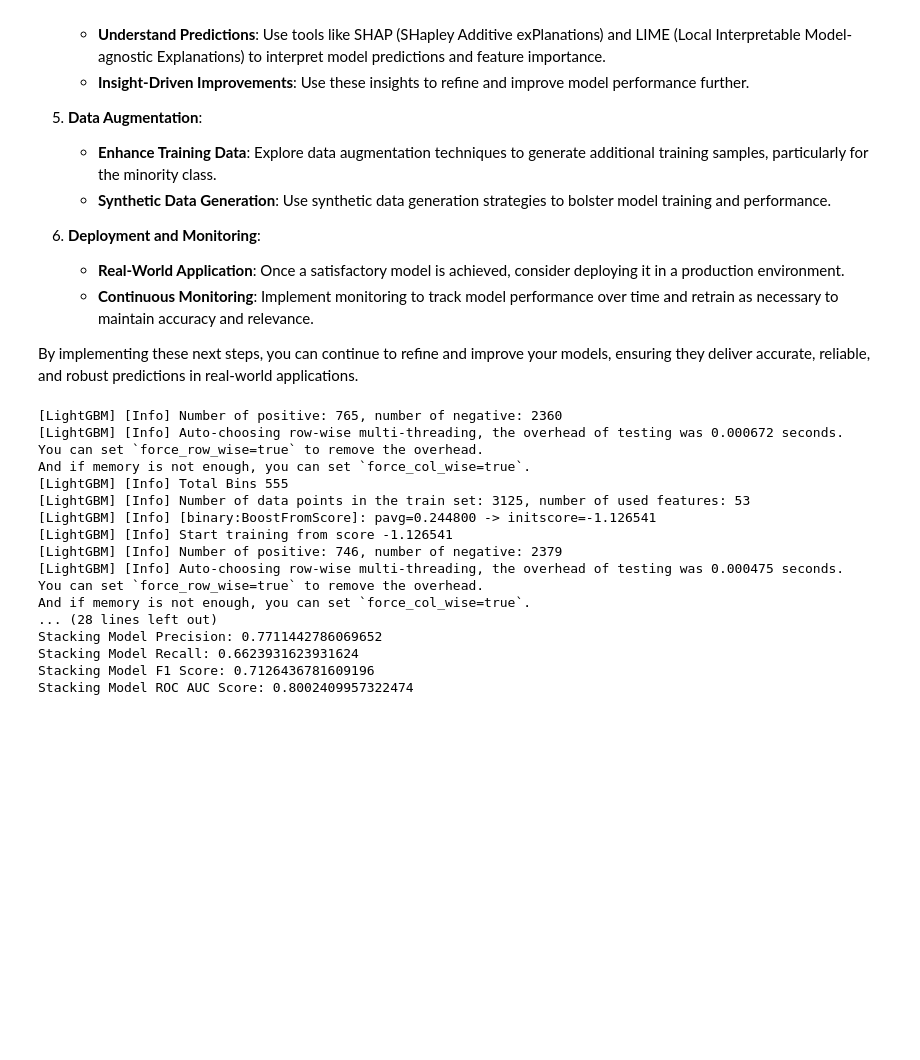
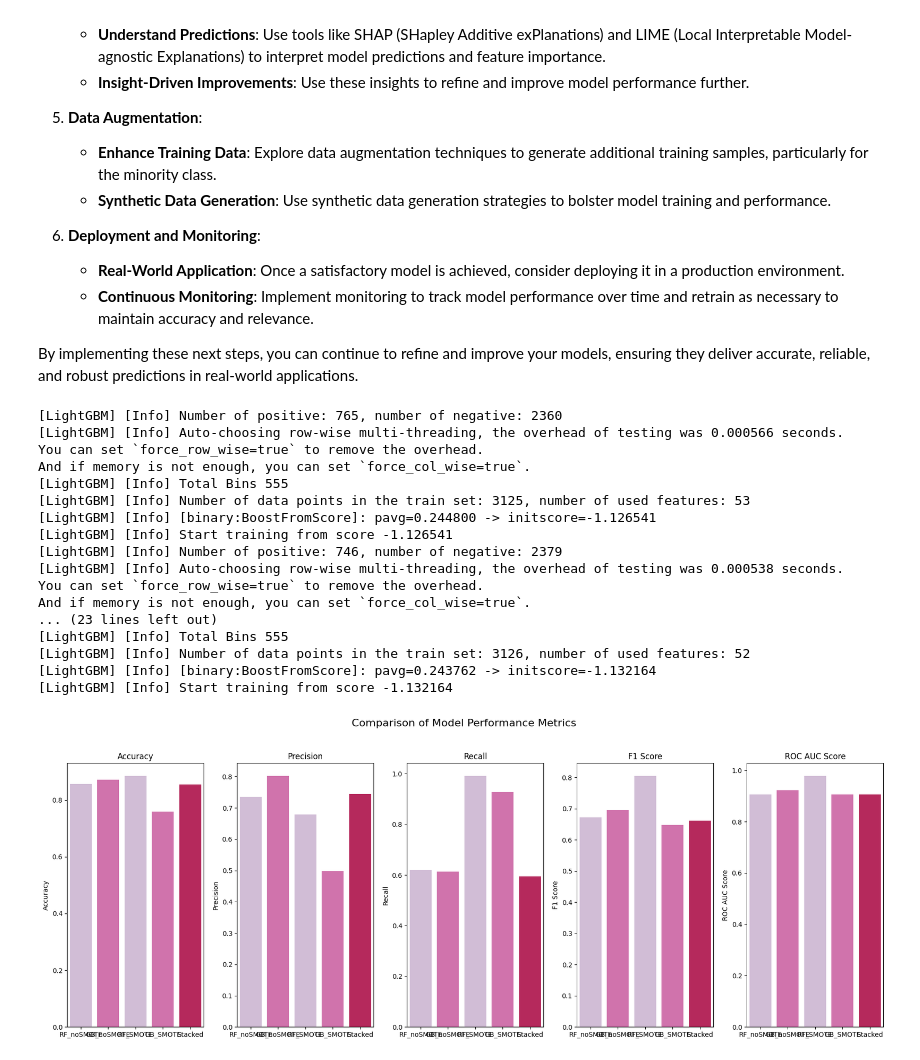
Before and after one commit to micah-shull/Data_Analysis, a Jupyter notebook: DataAnalysis_3_Advanced_Modeling_Techniques_0.ipynb, the cells around one changed output. Saved outputs shown, nothing was run; the diff lists cells and outputs as text; code cells hidden in the pictures; blank space fills up the shorter version.

```diff
--- a/DataAnalysis_3_Advanced_Modeling_Techniques_0.ipynb
+++ b/DataAnalysis_3_Advanced_Modeling_Techniques_0.ipynb
@@ -780,48 +813,44 @@ def stacking(base_models, meta_model, X_train, y_train, X_test, n_folds=5):
             X_fold_valid, y_fold_valid = X_train[valid_idx], y_train[valid_idx]
 
             model_clone = clone(model)
             model_clone.fit(X_fold_train, y_fold_train)
             S_train[valid_idx, i] = model_clone.predict_proba(X_fold_valid)[:, 1]
             S_test_i[:, j] = model_clone.predict_proba(X_test)[:, 1]
 
         S_test[:, i] = S_test_i.mean(axis=1)
 
     # Train meta-model
     meta_model.fit(S_train, y_train)
     y_pred = meta_model.predict(S_test)
 
     return y_pred
 
 # Apply stacking
 y_pred_stack = stacking(base_models, meta_model, X_train, y_train, X_test)
 
-# Evaluate stacked model
-accuracy = accuracy_score(y_test, y_pred_stack)
-precision = precision_score(y_test, y_pred_stack)
-recall = recall_score(y_test, y_pred_stack)
-f1 = f1_score(y_test, y_pred_stack)
-roc_auc = roc_auc_score(y_test, y_pred_stack)
+metrics_list_smote = [evaluate_model(model, X_train_res, X_test, y_train_res, y_test, abbrev) for model, abbrev in models_smote]
 
-print(f"Stacking Model Accuracy: {accuracy}")
-print(f"Stacking Model Precision: {precision}")
-print(f"Stacking Model Recall: {recall}")
-print(f"Stacking Model F1 Score: {f1}")
-print(f"Stacking Model ROC AUC Score: {roc_auc}")
+# Collect metrics into a DataFrame
+metrics_stack_model_df = pd.DataFrame(metrics_list_no_smote + metrics_list_smote + [stacked_metrics])
+
+# Plot the performance metrics
+plot_metrics(metrics_stack_model_df)
 # %% [output]
 [LightGBM] [Info] Number of positive: 765, number of negative: 2360
-[LightGBM] [Info] Auto-choosing row-wise multi-threading, the overhead of testing was 0.000672 seconds.
+[LightGBM] [Info] Auto-choosing row-wise multi-threading, the overhead of testing was 0.000566 seconds.
 You can set `force_row_wise=true` to remove the overhead.
 And if memory is not enough, you can set `force_col_wise=true`.
 [LightGBM] [Info] Total Bins 555
 [LightGBM] [Info] Number of data points in the train set: 3125, number of used features: 53
 [LightGBM] [Info] [binary:BoostFromScore]: pavg=0.244800 -> initscore=-1.126541
 [LightGBM] [Info] Start training from score -1.126541
 [LightGBM] [Info] Number of positive: 746, number of negative: 2379
-[LightGBM] [Info] Auto-choosing row-wise multi-threading, the overhead of testing was 0.000475 seconds.
+[LightGBM] [Info] Auto-choosing row-wise multi-threading, the overhead of testing was 0.000538 seconds.
 You can set `force_row_wise=true` to remove the overhead.
 And if memory is not enough, you can set `force_col_wise=true`.
-... (28 lines left out)
-Stacking Model Precision: 0.7711442786069652
-Stacking Model Recall: 0.6623931623931624
-Stacking Model F1 Score: 0.7126436781609196
-Stacking Model ROC AUC Score: 0.8002409957322474
+... (23 lines left out)
+[LightGBM] [Info] Total Bins 555
+[LightGBM] [Info] Number of data points in the train set: 3126, number of used features: 52
+[LightGBM] [Info] [binary:BoostFromScore]: pavg=0.243762 -> initscore=-1.132164
+[LightGBM] [Info] Start training from score -1.132164
+[figure, added]
```
Also changed, not shown: parts of 2 cells of this notebook.
